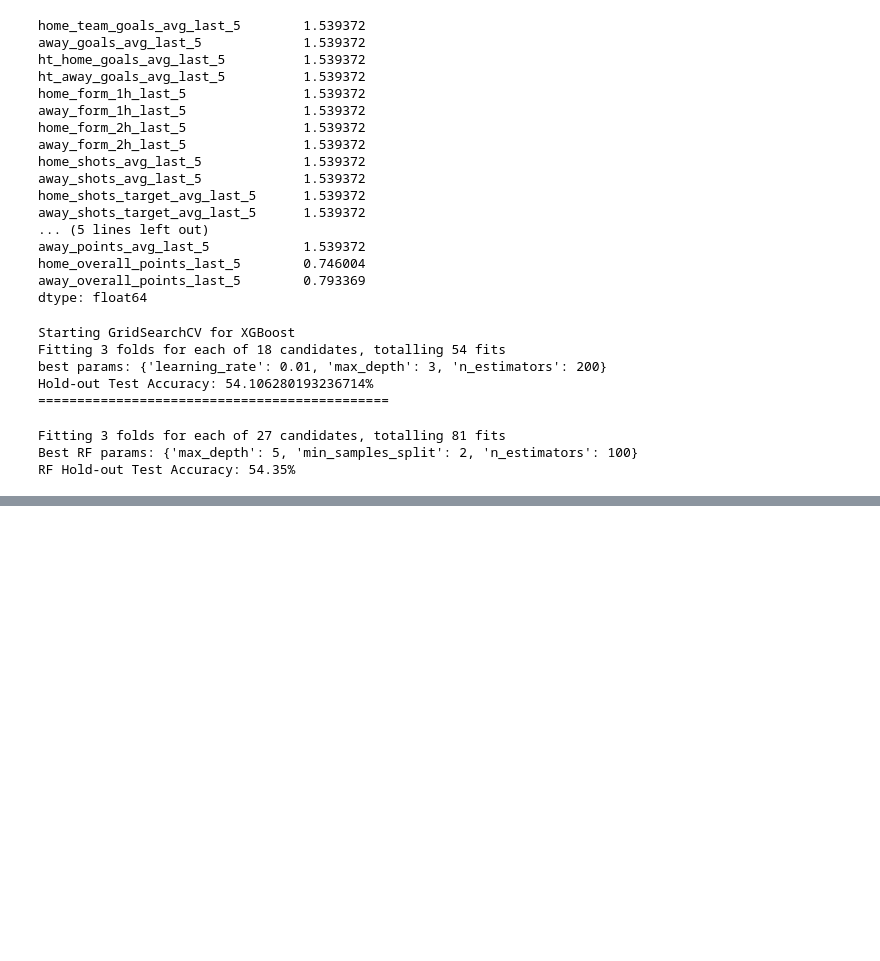
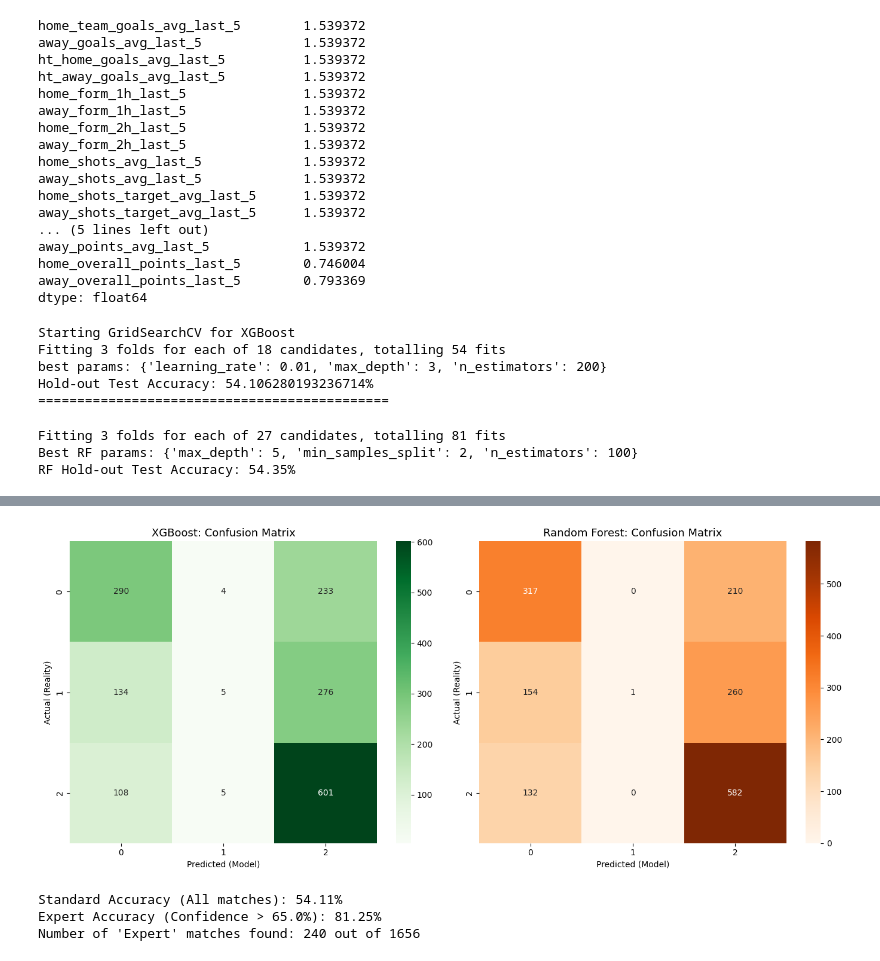
Before and after one commit to hubwied/European-League-Dynamics-Cross-Season-Statistical-Analysis-of-Match-Outcomes, a Jupyter notebook: notebooks/05_Model_Arena.ipynb, the cells around one changed output, grey strips where cells are left out. Cells and saved outputs as stored; diff of their text form; code cells hidden in the pictures; blank space fills up the shorter version.

```diff
--- a/notebooks/05_Model_Arena.ipynb
+++ b/notebooks/05_Model_Arena.ipynb
@@ -136,0 +171,60 @@ RF Hold-out Test Accuracy: 54.35%
+# %%
+from sklearn.metrics import confusion_matrix
+
+
+y_pred_xgb = best_xgb_model.predict(X_test)
+y_pred_rf = best_rf_model.predict(X_test)
+
+
+classes = best_xgb_model.classes_
+
+
+fig, (ax1, ax2) = plt.subplots(1, 2, figsize=(14, 6))
+
+
+cm_xgb = confusion_matrix(y_test, y_pred_xgb, labels=classes)
+sns.heatmap(cm_xgb, annot=True, fmt='d', cmap='Greens', ax=ax1,
+            xticklabels=classes, yticklabels=classes)
+ax1.set_title('XGBoost: Confusion Matrix', fontsize=13)
+ax1.set_xlabel('Predicted (Model)')
+ax1.set_ylabel('Actual (Reality)')
+
+
+cm_rf = confusion_matrix(y_test, y_pred_rf, labels=classes)
+sns.heatmap(cm_rf, annot=True, fmt='d', cmap='Oranges', ax=ax2,
+            xticklabels=classes, yticklabels=classes)
+ax2.set_title('Random Forest: Confusion Matrix', fontsize=13)
+ax2.set_xlabel('Predicted (Model)')
+ax2.set_ylabel('Actual (Reality)')
+
+plt.tight_layout()
+plt.show()
+# %% [output]
+[figure, added]
+# %%
+xgb_probs = best_xgb_model.predict_proba(X_test)
+
+xgb_max_probs = np.max(xgb_probs, axis=1)
+xgb_preds = best_xgb_model.predict(X_test)
+
+analysis_df = pd.DataFrame({
+    'Actual_Result': y_test,
+    'Predicted_Result': xgb_preds,
+    'Confidence_Score': xgb_max_probs
+})
+
+confidence_threshold = 0.65
+expert_picks = analysis_df[analysis_df['Confidence_Score'] >= confidence_threshold]
+
+print(f"Standard Accuracy (All matches): {accuracy_score(y_test, xgb_preds)*100:.2f}%")
+
+if len(expert_picks) > 0:
+    expert_acc = accuracy_score(expert_picks['Actual_Result'], expert_picks['Predicted_Result'])
+    print(f"Expert Accuracy (Confidence > {confidence_threshold*100}%): {expert_acc*100:.2f}%")
+    print(f"Number of 'Expert' matches found: {len(expert_picks)} out of {len(analysis_df)}")
+else:
+    print(f"No matches found with confidence above {confidence_threshold*100}%. Try lowering the threshold.")
+# %% [output]
+Standard Accuracy (All matches): 54.11%
+Expert Accuracy (Confidence > 65.0%): 81.25%
+Number of 'Expert' matches found: 240 out of 1656
```
Also changed, not shown: parts of 3 cells of this notebook, 3 other files.
